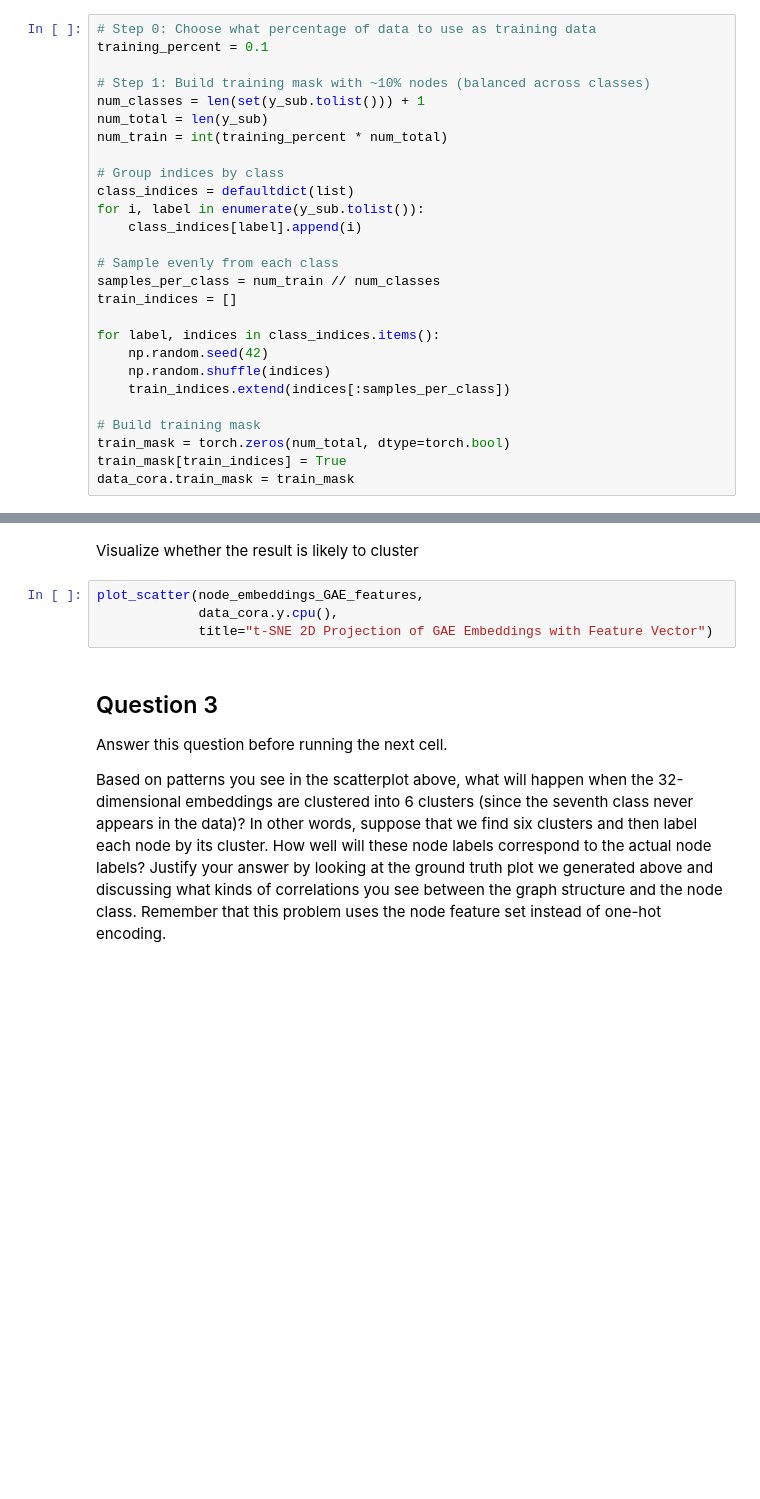
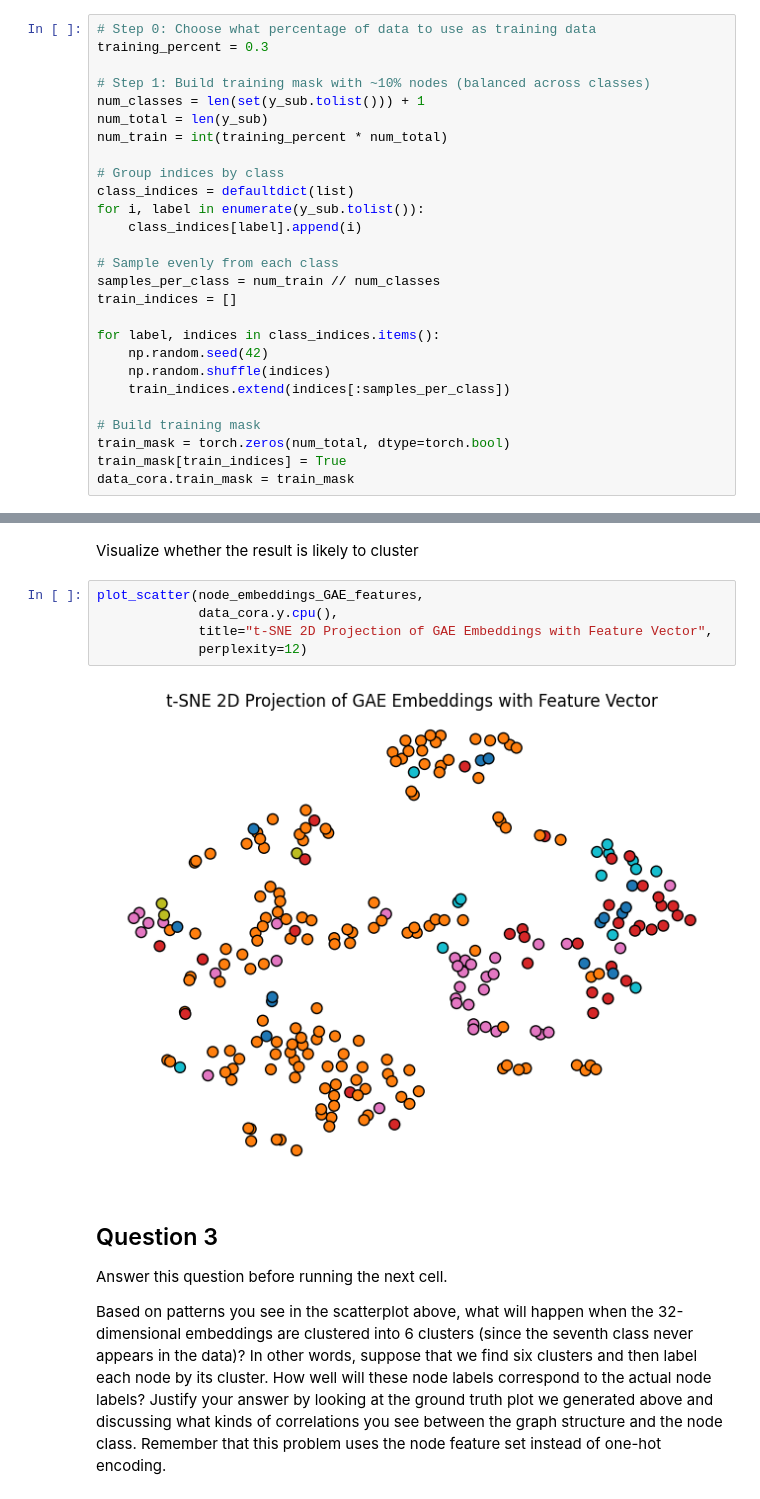
Before and after one commit to prestonraab/cs-575, a Jupyter notebook: notebooks/homework/comparing_GNNs_homework.ipynb, the cells around one changed output, grey strips where cells are left out. Cells and saved outputs as stored; diff of their text form; blank space fills up the shorter version.

```diff
--- a/notebooks/homework/comparing_GNNs_homework.ipynb
+++ b/notebooks/homework/comparing_GNNs_homework.ipynb
@@ -275,7 +280,7 @@ We don't actually have to add the self loops explicitly when we use the `GCNConv
 We'll eventually use the node labels, so let's randomly choose some of the nodes in the graph and use the known classes for those nodes as labeled training data. We'll add this to the existing data structure for simplicity. We'll only use 10% of the data for training.
 # %%
 # Step 0: Choose what percentage of data to use as training data
-training_percent = 0.1
+training_percent = 0.3
 
 # Step 1: Build training mask with ~10% nodes (balanced across classes)
 num_classes = len(set(y_sub.tolist())) + 1
@@ -478,7 +523,10 @@ Visualize whether the result is likely to cluster
 # %%
 plot_scatter(node_embeddings_GAE_features,
              data_cora.y.cpu(),
-             title="t-SNE 2D Projection of GAE Embeddings with Feature Vector")
+             title="t-SNE 2D Projection of GAE Embeddings with Feature Vector",
+             perplexity=12)
+# %% [output]
+[figure, added]
 # %% [markdown]
 ## Question 3
 
```
Also changed, not shown: parts of 27 cells of this notebook.
